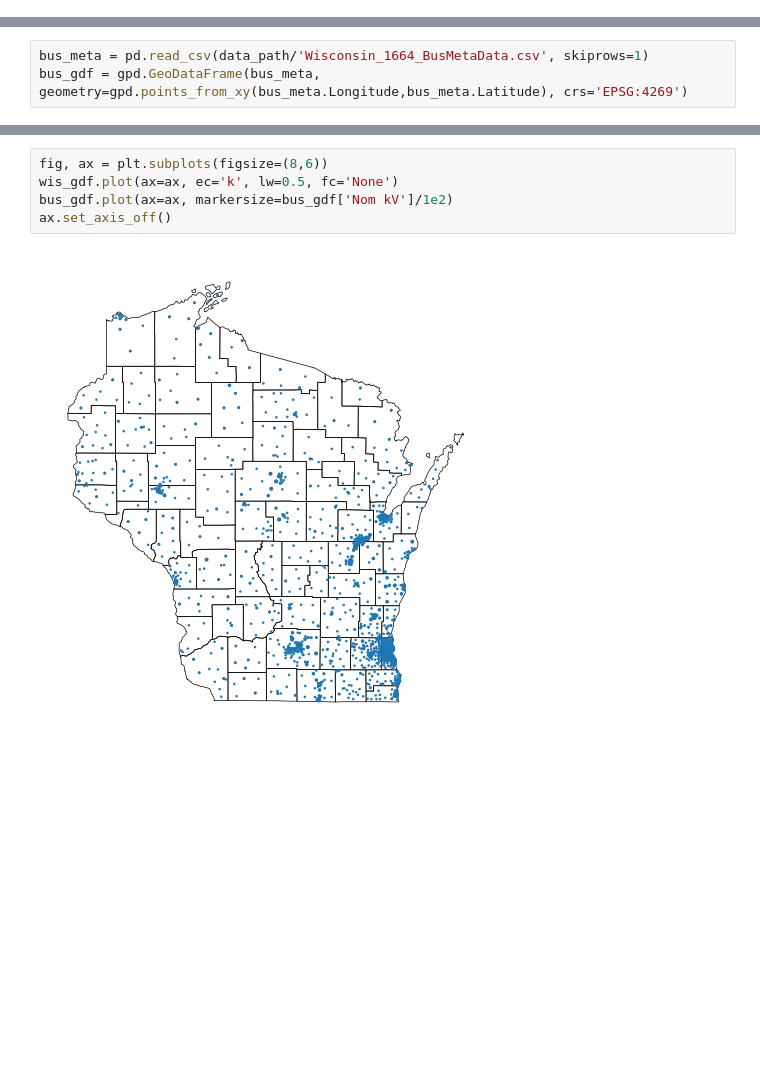
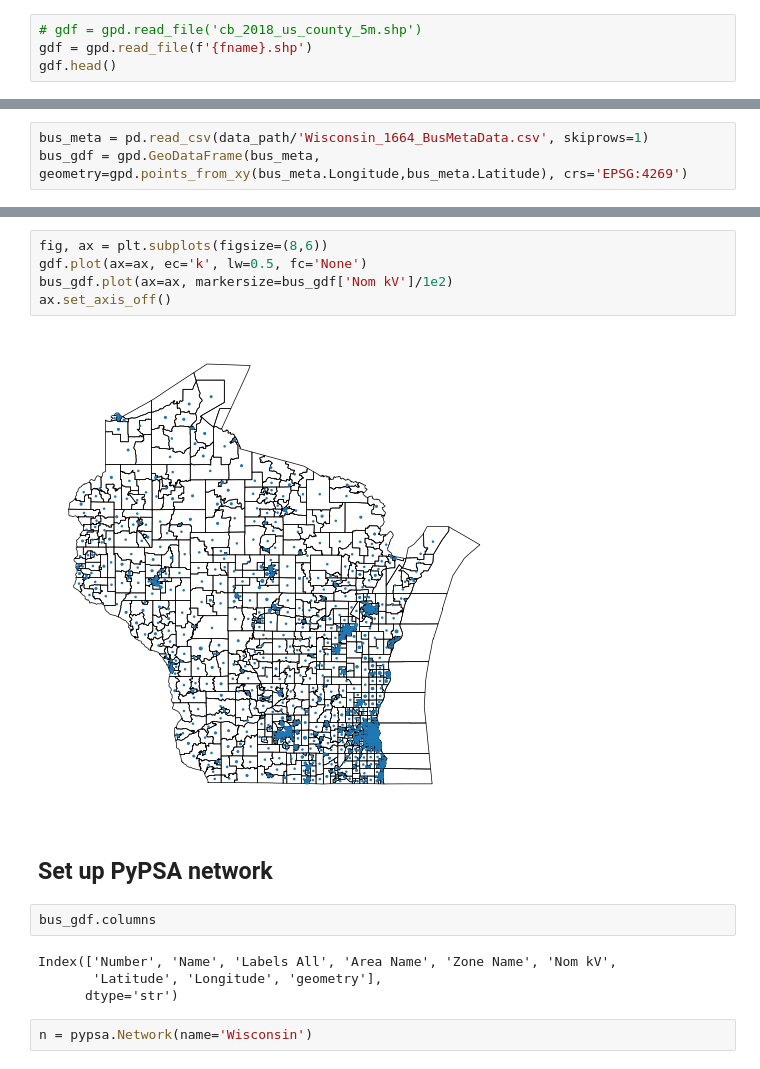
Before and after one commit to samgdotson/energy-lab, a Jupyter notebook: Midwest24k/notebooks/read_matpower.ipynb, the cells around one changed output, grey strips where cells are left out. Drawn from its saved outputs; the diff is of its cells as text; blank space fills up the shorter version.

Commit message:
updates environment and sets up full Wisconsin network

```diff
--- a/Midwest24k/notebooks/read_matpower.ipynb
+++ b/Midwest24k/notebooks/read_matpower.ipynb
@@ -179,0 +190,4 @@ wis_gdf.plot(ec='k', lw=0.5, fc='None')
+# %%
+# gdf = gpd.read_file('cb_2018_us_county_5m.shp')
+gdf = gpd.read_file(f'{fname}.shp')
+gdf.head()
@@ -215,7 +204,17 @@ bus_gdf
 # %%
 fig, ax = plt.subplots(figsize=(8,6))
-wis_gdf.plot(ax=ax, ec='k', lw=0.5, fc='None')
+gdf.plot(ax=ax, ec='k', lw=0.5, fc='None')
 bus_gdf.plot(ax=ax, markersize=bus_gdf['Nom kV']/1e2)
 ax.set_axis_off()
 # %% [output]
-[figure, old version]
+[figure, new version]
+# %% [markdown]
+## Set up PyPSA network
+# %%
+bus_gdf.columns
+# %% [output]
+Index(['Number', 'Name', 'Labels All', 'Area Name', 'Zone Name', 'Nom kV',
+       'Latitude', 'Longitude', 'geometry'],
+      dtype='str')
+# %%
+n = pypsa.Network(name='Wisconsin')
```
Also changed, not shown: parts of 28 cells of this notebook, 2 other files.
